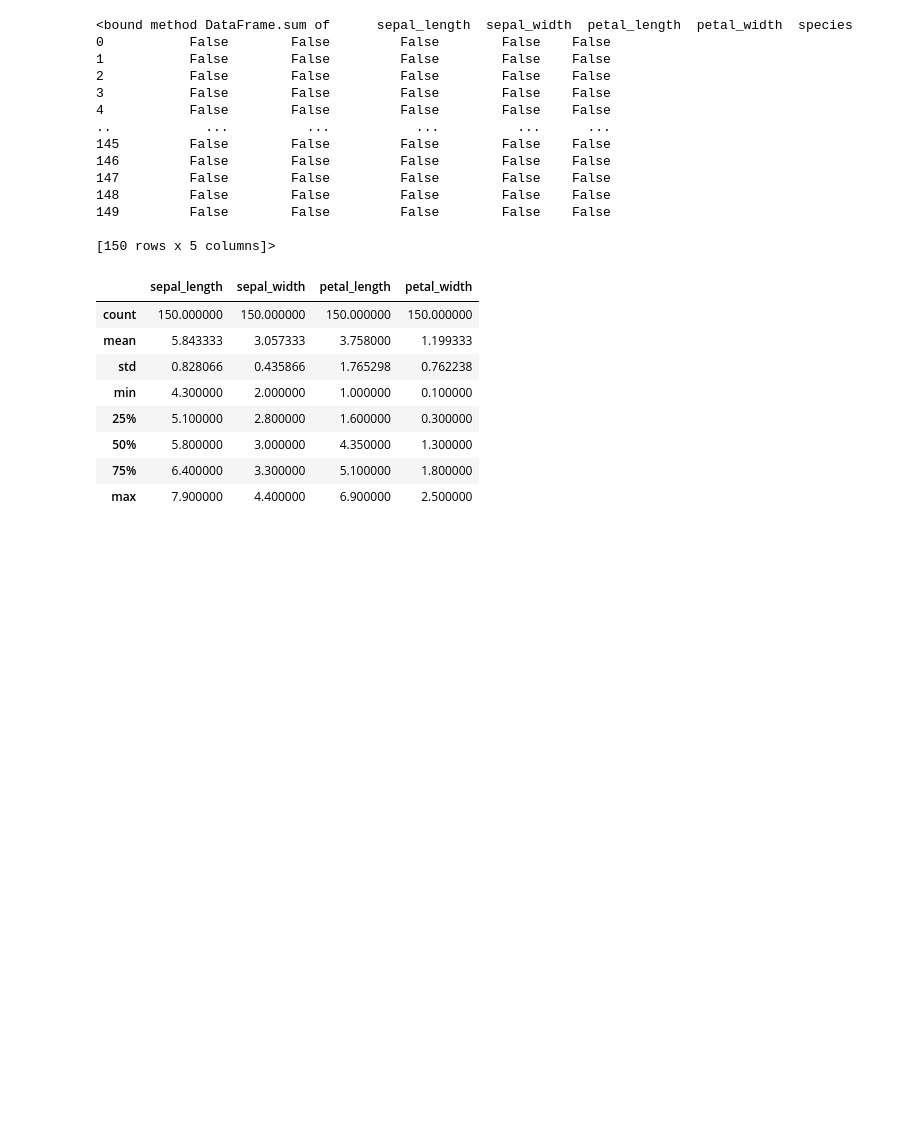
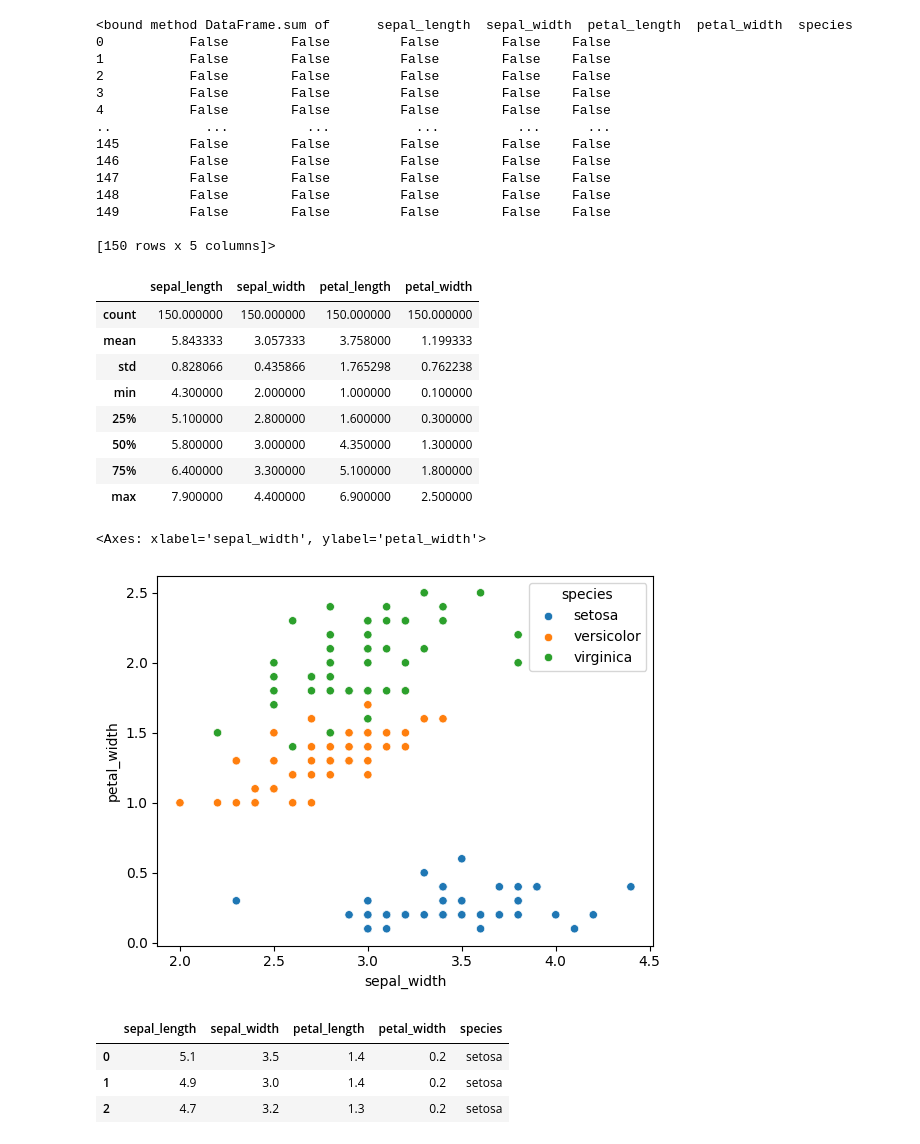
Before and after one commit to Srish09-S/ML, a Jupyter notebook: knn classifier/1.ipynb, the cells around one changed output. Drawn from its saved outputs; the diff is of its cells as text; code cells hidden in the pictures; blank space fills up the shorter version.

```diff
--- a/knn classifier/1.ipynb
+++ b/knn classifier/1.ipynb
@@ -43,3 +43,15 @@ df.describe()
 | 50% | 5.800000 | 3.000000 | 4.350000 | 1.300000 |
 | 75% | 6.400000 | 3.300000 | 5.100000 | 1.800000 |
 | max | 7.900000 | 4.400000 | 6.900000 | 2.500000 |
+# %%
+sns.scatterplot(data=df , x='sepal_width' , y='petal_width' , hue='species')
+# %% [output]
+<Axes: xlabel='sepal_width', ylabel='petal_width'>
+[figure, added]
+# %%
+df.head(3)
+# %% [output]
+|  | sepal_length | sepal_width | petal_length | petal_width | species |
+| 0 | 5.1 | 3.5 | 1.4 | 0.2 | setosa |
+| 1 | 4.9 | 3.0 | 1.4 | 0.2 | setosa |
+| 2 | 4.7 | 3.2 | 1.3 | 0.2 | setosa |
```
Also changed, not shown: parts of 1 cell of this notebook, 1 other file.
